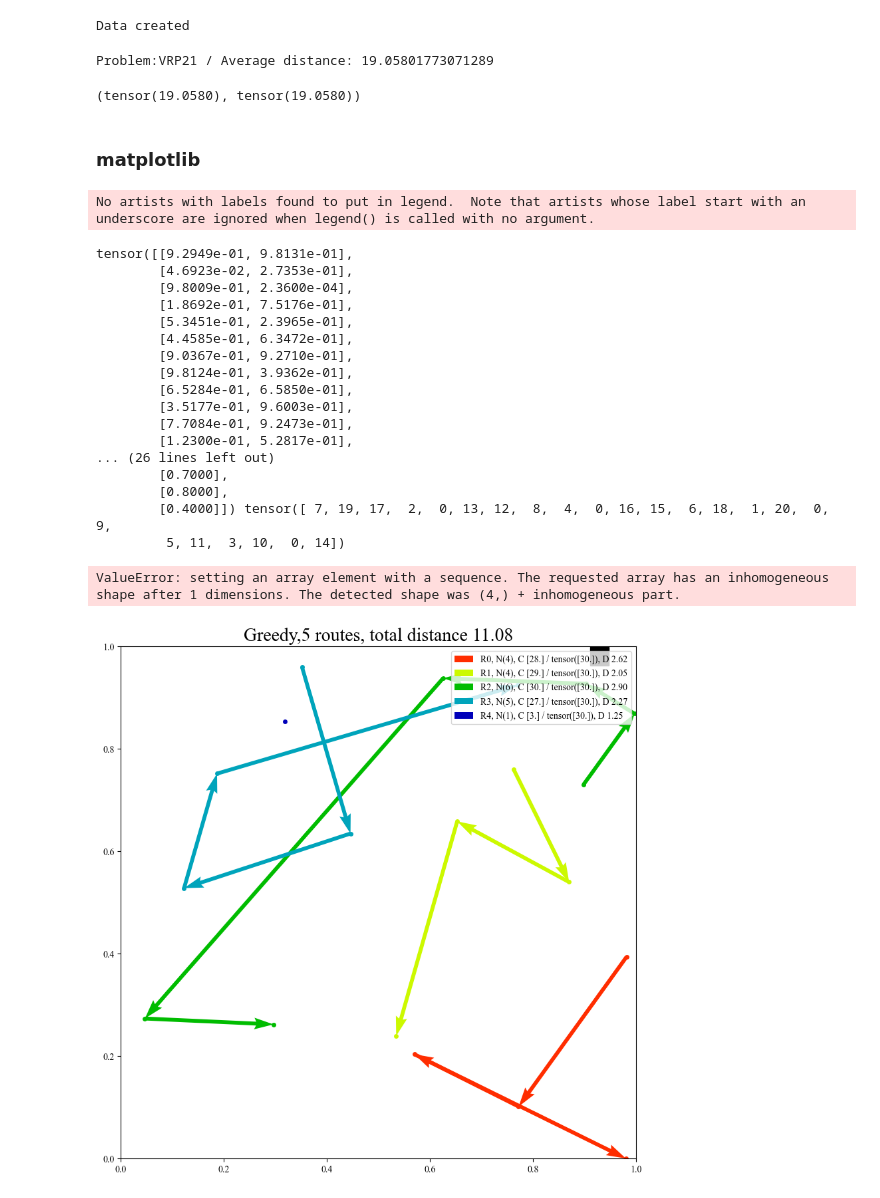
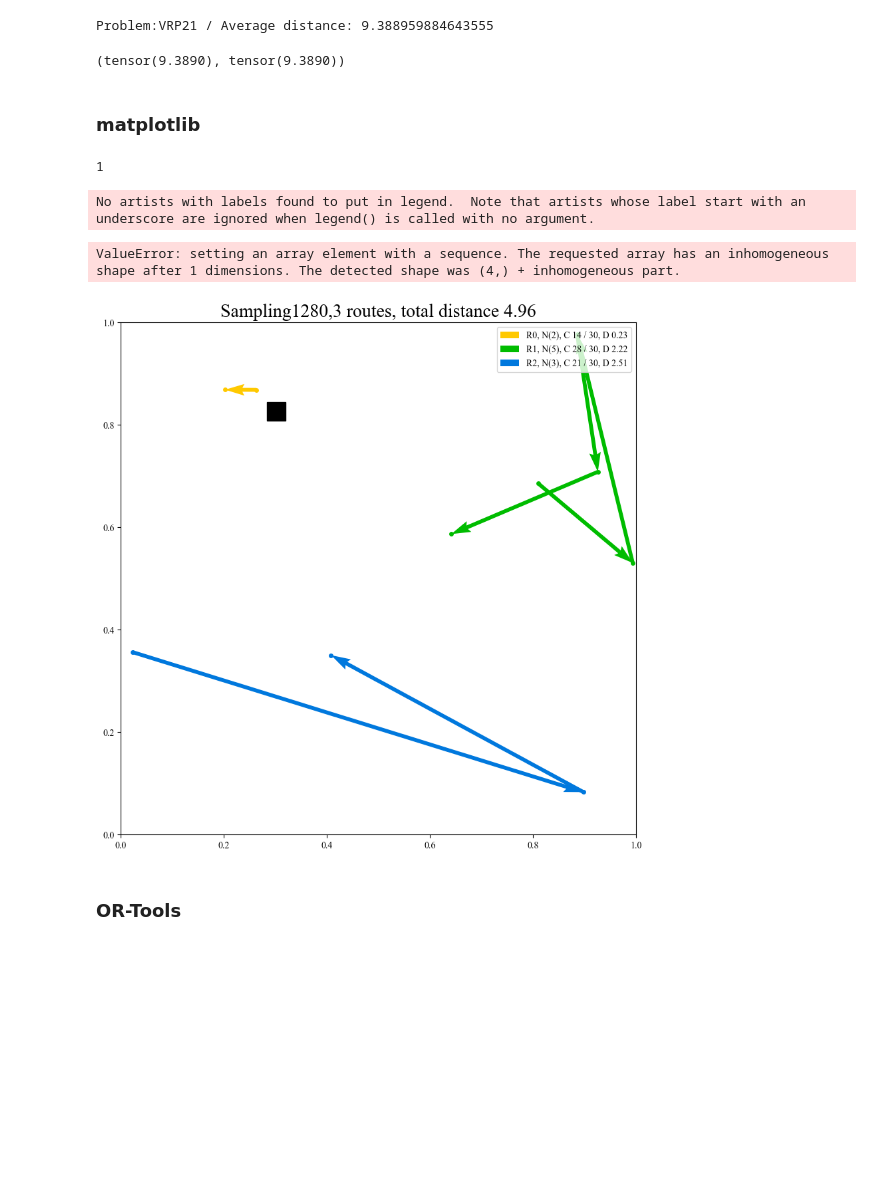
Before and after one commit to danil-zhembrovskii/DRL, a Jupyter notebook: vrp_test.ipynb, the cells around one changed output. Cells and saved outputs as stored; diff of their text form; code cells hidden in the pictures; blank space fills up the shorter version.

```diff
--- a/vrp_test.ipynb
+++ b/vrp_test.ipynb
@@ -72,17 +78,10 @@ edges_index = edges_index.transpose(dim0=0, dim1=1)
-# %%
-for i in range(data_size):
-    data = Data(x=torch.from_numpy(node_[i]).float(), edge_index=edges_index, edge_attr=torch.from_numpy(edges_[i]).float(),
-                demand=torch.tensor(demand_[i]).unsqueeze(-1).float(),
-                capcity=torch.tensor(capcity_[i]).unsqueeze(-1).float())
-    datas.append(data)
-
-print('Data created')
-dl = DataLoader(datas, batch_size=batch_size)
-evaliuate(dl,n_node)
-# %% [output]
-Data created
-Problem:VRP21 / Average distance: 19.05801773071289
-(tensor(19.0580), tensor(19.0580))
+# %%
+
+dl = DataLoader(datas, batch_size=128)
+evaliuate(dl,n_node)
+# %% [output]
+Problem:VRP21 / Average distance: 9.388959884643555
+(tensor(9.3890), tensor(9.3890))
 # %% [markdown]
 ### matplotlib
 # %%
@@ -96,8 +95,9 @@ from VRP.VRP_Actor import Model
 from matplotlib import pyplot as plt
 from matplotlib.collections import PatchCollection
 from matplotlib.patches import Rectangle
+
 device = torch.device('cuda' if torch.cuda.is_available() else 'cpu')
-n_nodes = 21
+n_nodes = 11
 # %%
 def discrete_cmap(N, base_cmap=None):
     base = plt.cm.get_cmap(base_cmap)
@@ -194,15 +194,22 @@ def plot_vehicle_routes(data, route, ax1,Greedy, markersize=5, visualize_demands
     plt.show()
     #plt.savefig("./temp{}.png".format(54), dpi=600, bbox_inches='tight')
 # %%
-def vrp_matplotlib(Greedy=True):
+def vrp_matplotlib(Greedy=False):
 
     node_ = np.loadtxt('VRP/test_data/vrp20_test_data.csv', dtype=float, delimiter=',')
-    demand_=np.loadtxt('VRP/test_data/vrp20_demand.csv', dtype=float, delimiter=',')
+    # demand_=np.loadtxt('VRP/test_data/vrp20_demand.csv', dtype=float, delimiter=',')
+    demand_=np.loadtxt('VRP/test_data/demand_10.csv', dtype=float, delimiter=';')
     capcity_=np.loadtxt('VRP/test_data/vrp20_capcity.csv', dtype=float, delimiter=',')
+
+    node_ = node_[:11]
+    demand_= demand_[:1]
+    capcity_ =capcity_[:1]
+    # capcity_ = np.array([5.0]) #настройка вместимости транспорта
     node_,demand_=node_.reshape(-1,n_nodes,2),demand_.reshape(-1,n_nodes)
     data_size = node_.shape[0]
 
-    x=np.random.randint(1,data_size)
+    # x=np.random.randint(1,data_size)
+    x=0 # выбираем набор данных
     # Calculate the distance matrix
     edges = np.zeros((n_nodes, n_nodes, 1))
     def c_dist(x1, x2):
@@ -227,7 +234,6 @@ def vrp_matplotlib(Greedy=True):
     datas.append(data)
 
     data_loder = DataLoader(datas, batch_size=1)
-
 
 
     agent = Model(3, 128, 1, 16, conv_laysers=4).to(device)
@@ -289,0 +301,10 @@ def vrp_matplotlib(Greedy=True):
+# %%
+node_ = node_[:11]
+demand_= demand_[:1]
+capcity_ =capcity_[:1]
+
+node_,demand_=node_.reshape(-1,n_nodes,2),demand_.reshape(-1,n_nodes)
+data_size = node_.shape[0]
+data_size
+# %% [output]
+1
@@ -290,25 +338,10 @@ def vrp_matplotlib(Greedy=True):
 # %%
 
 #True:Greedy decoding / False:sampling1280
-vrp_matplotlib(Greedy=True)
+vrp_matplotlib(Greedy=False)
 # %% [output]
 No artists with labels found to put in legend.  Note that artists whose label start with an underscore are ignored when legend() is called with no argument.
-tensor([[9.2949e-01, 9.8131e-01],
-        [4.6923e-02, 2.7353e-01],
-        [9.8009e-01, 2.3600e-04],
-        [1.8692e-01, 7.5176e-01],
-        [5.3451e-01, 2.3965e-01],
-        [4.4585e-01, 6.3472e-01],
-        [9.0367e-01, 9.2710e-01],
-        [9.8124e-01, 3.9362e-01],
-        [6.5284e-01, 6.5850e-01],
-        [3.5177e-01, 9.6003e-01],
-        [7.7084e-01, 9.2473e-01],
-        [1.2300e-01, 5.2817e-01],
-... (26 lines left out)
-        [0.7000],
-        [0.8000],
-        [0.4000]]) tensor([ 7, 19, 17,  2,  0, 13, 12,  8,  4,  0, 16, 15,  6, 18,  1, 20,  0,  9,
-         5, 11,  3, 10,  0, 14])
+ValueError: setting an array element with a sequence. The requested array has an inhomogeneous shape after 1 dimensions. The detected shape was (4,) + inhomogeneous part.
-ValueError: setting an array element with a sequence. The requested array has an inhomogeneous shape after 1 dimensions. The detected shape was (4,) + inhomogeneous part.
-[figure, old version]
+[figure, new version]
+# %% [markdown]
+### OR-Tools
```
Also changed, not shown: parts of 9 cells of this notebook, 11 other files.
